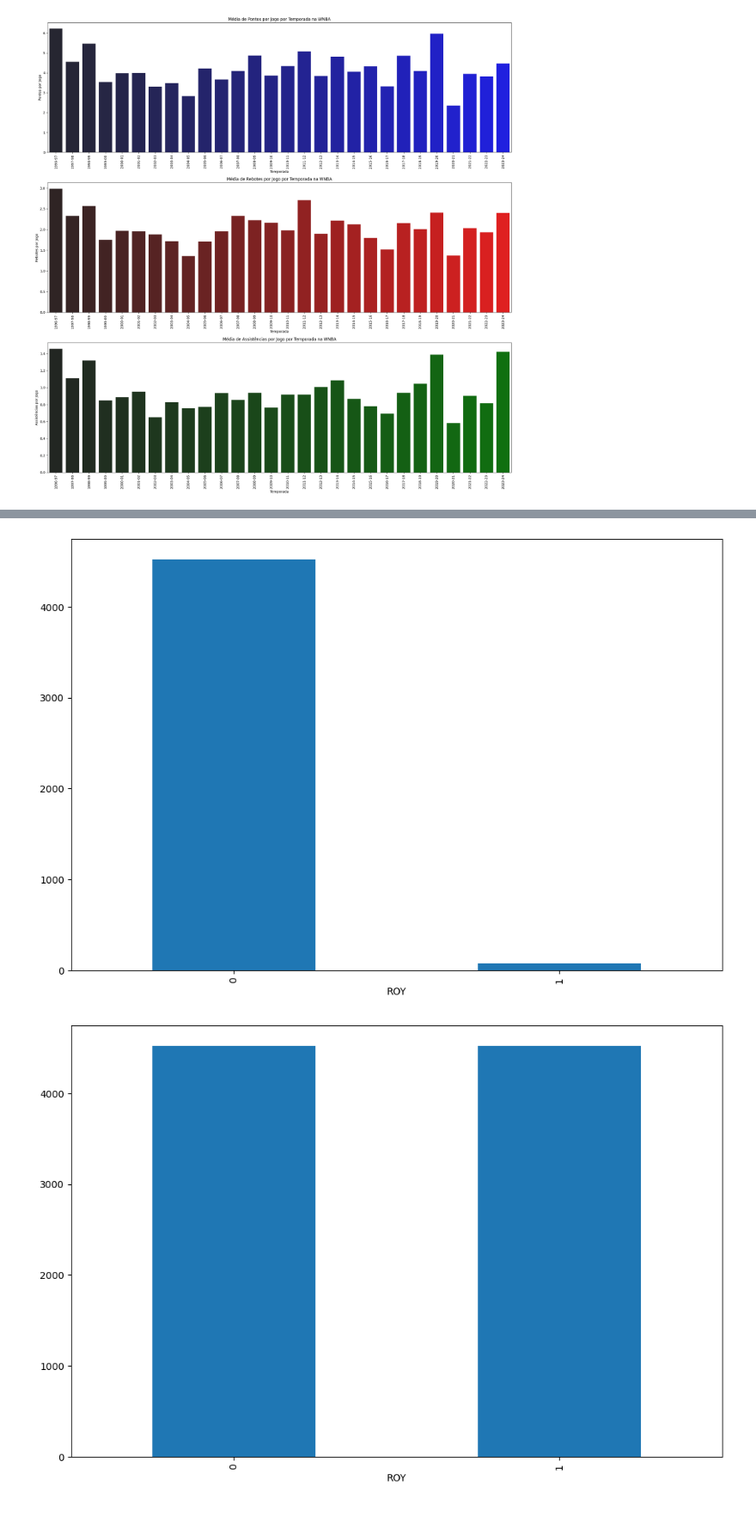
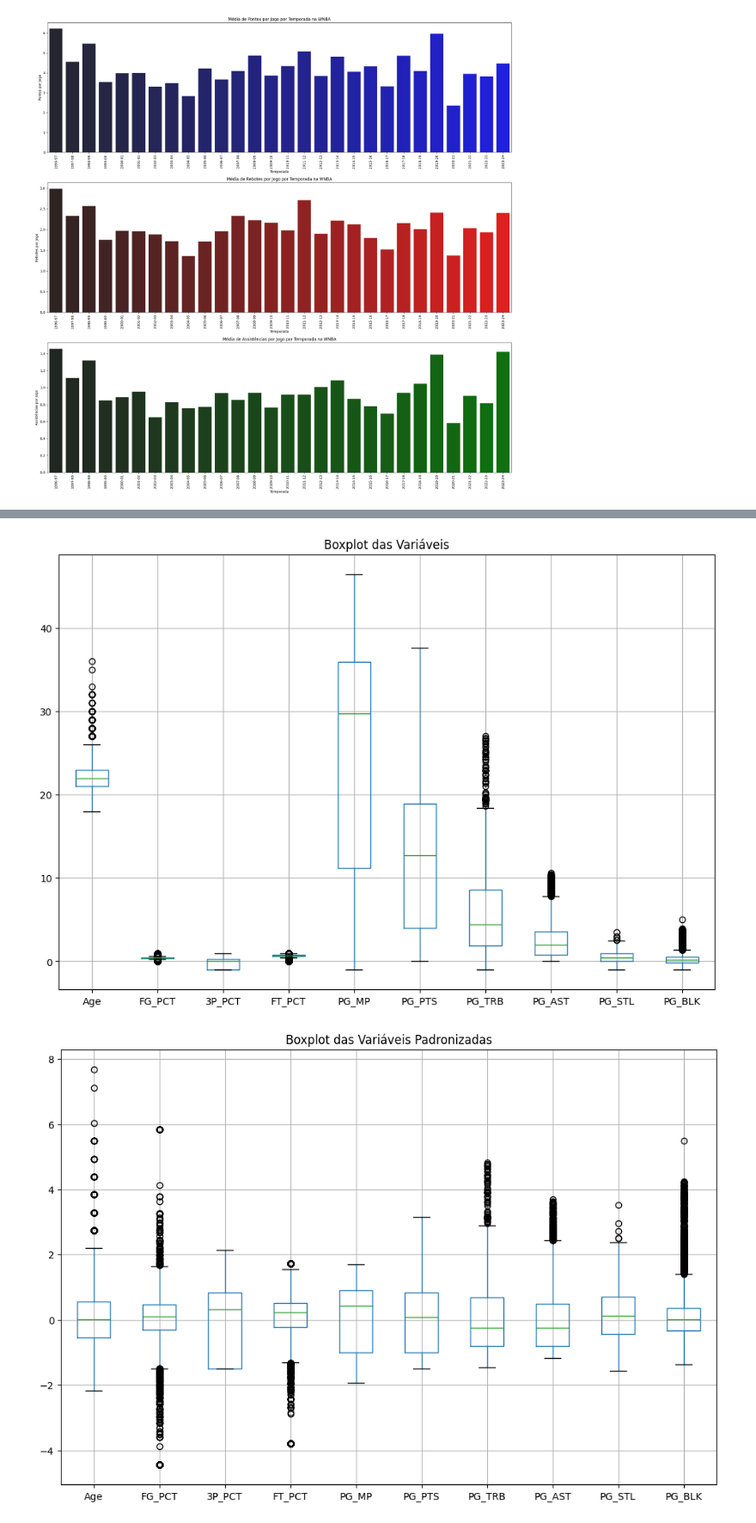
Before and after one commit to ThiagoMonica/nba-roy-prediction, a Jupyter notebook: notebooks/NBA_Rookie_of_Year_Prediction.ipynb, the cells around one changed output, grey strips where cells are left out. Shown at 86% size. Saved outputs shown, nothing was run; the diff lists cells and outputs as text; code cells hidden in the pictures.

```diff
--- a/notebooks/NBA_Rookie_of_Year_Prediction.ipynb
+++ b/notebooks/NBA_Rookie_of_Year_Prediction.ipynb
@@ -505,0 +612,5 @@ df_rookie_stats.drop(columns=['Year'], inplace=True)
+# %%
+df_rookie_stats_birthplace['Foreign'] = df_rookie_stats_birthplace['Country'].apply(lambda x: 1 if (x != 'US' and x != '') else (-1 if x == '' else 0))
+df_rookie_stats_birthplace['Foreign'] = df_rookie_stats_birthplace['Foreign'].astype(int)
+
+df_rookie_stats_birthplace[df_rookie_stats_birthplace['League'] == 'NBA']['Foreign'].value_counts()
@@ -529,5 +642,5 @@ df_rookie_stats['Player'] = df_rookie_stats['Player'].astype(str).str.strip()
 # %%
-df_rookie_stats_roy = df_rookie_stats.merge(
+df_rookie_stats_roy = df_rookie_stats_birthplace.merge(
     roy_winners,
     on=['Player', 'Season', 'League'],
     how='left'
@@ -811,0 +967,7 @@ plt.show()
+# %%
+total_columns = df_rookie_stats_roy_nba.columns[df_rookie_stats_roy_nba.columns.str.startswith('TOT')].to_list()
+
+X = df_rookie_stats_roy_nba.drop(columns=['Player', 'Debut', 'Season', 'League', 'Country', 'Foreign', 'Age_Group', 'ROY'])
+X = X.drop(columns=total_columns)
+
+y = df_rookie_stats_roy_nba['ROY']
@@ -821,7 +1002,9 @@ plt.show(sns)
 # %%
-# plot number of ROY winners per season
+# plot boxplot of features
 plt.figure(figsize=(12, 8))
-df_rookie_stats_roy.groupby('ROY').size().plot(kind='bar')
+X_smote.boxplot()
+plt.title('Boxplot das Variáveis')
+
 plt.show()
 # %% [output]
-[figure, old version]
+[figure, new version]
@@ -839,7 +1011,16 @@ df_rookie_stats_roy_smote = pd.concat([X_smote, y_smote], axis=1)
+# %%
+# Feature scaling
+from sklearn.preprocessing import StandardScaler
+
+scaler = StandardScaler()
+X_scaled = scaler.fit_transform(X_smote)
+
+df_features_scaled = pd.DataFrame(X_scaled, columns=X_smote.columns)
 # %%
-# plot number of ROY winners per season
+# plot boxplot of features
 plt.figure(figsize=(12, 8))
-df_rookie_stats_roy_smote.groupby('ROY').size().plot(kind='bar')
+df_features_scaled.boxplot()
+plt.title('Boxplot das Variáveis Padronizadas')
 plt.show()
 # %% [output]
-[figure, old version]
+[figure, new version]
```
Also changed, not shown: parts of 43 cells of this notebook, 52 other files.
